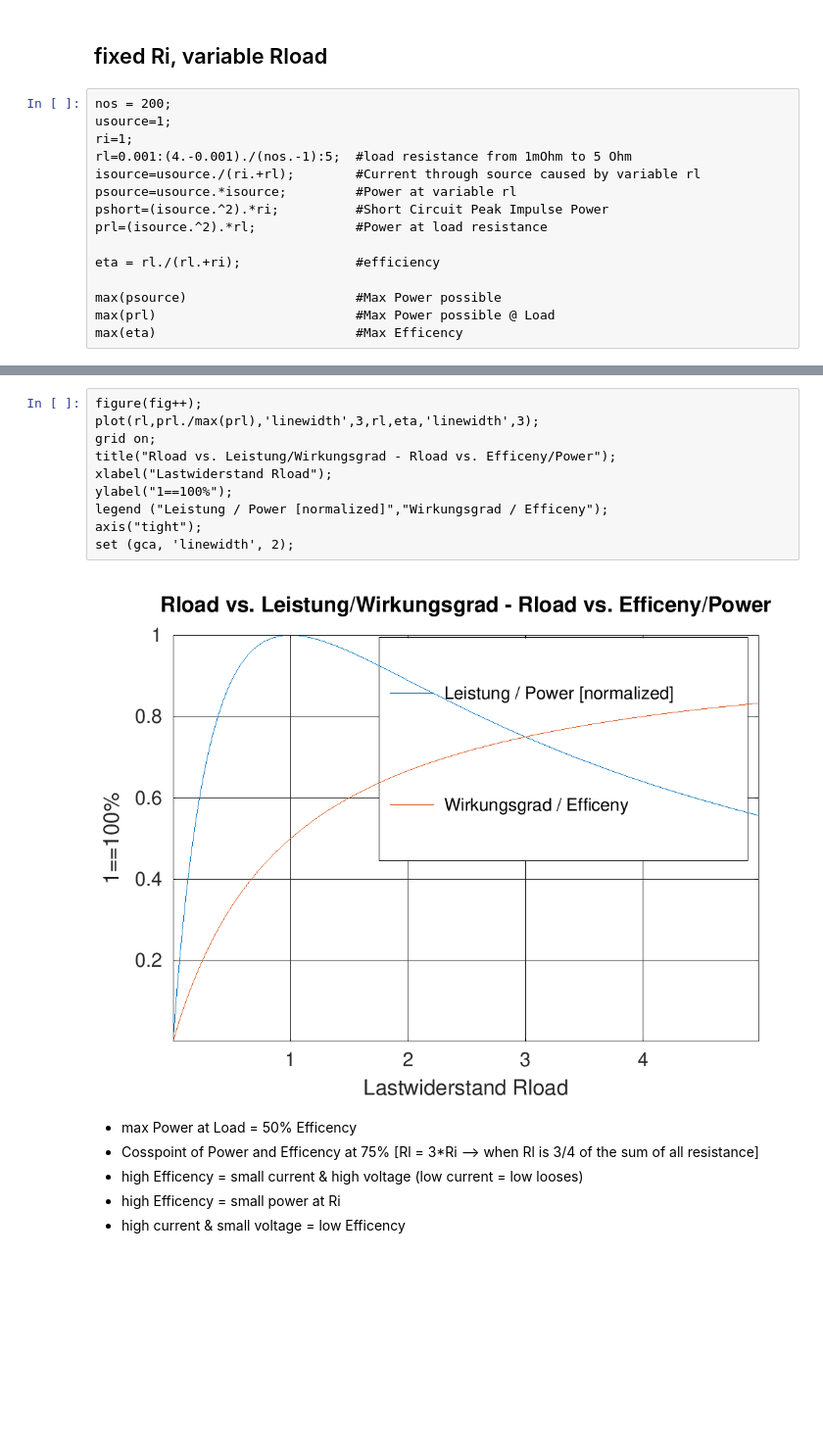
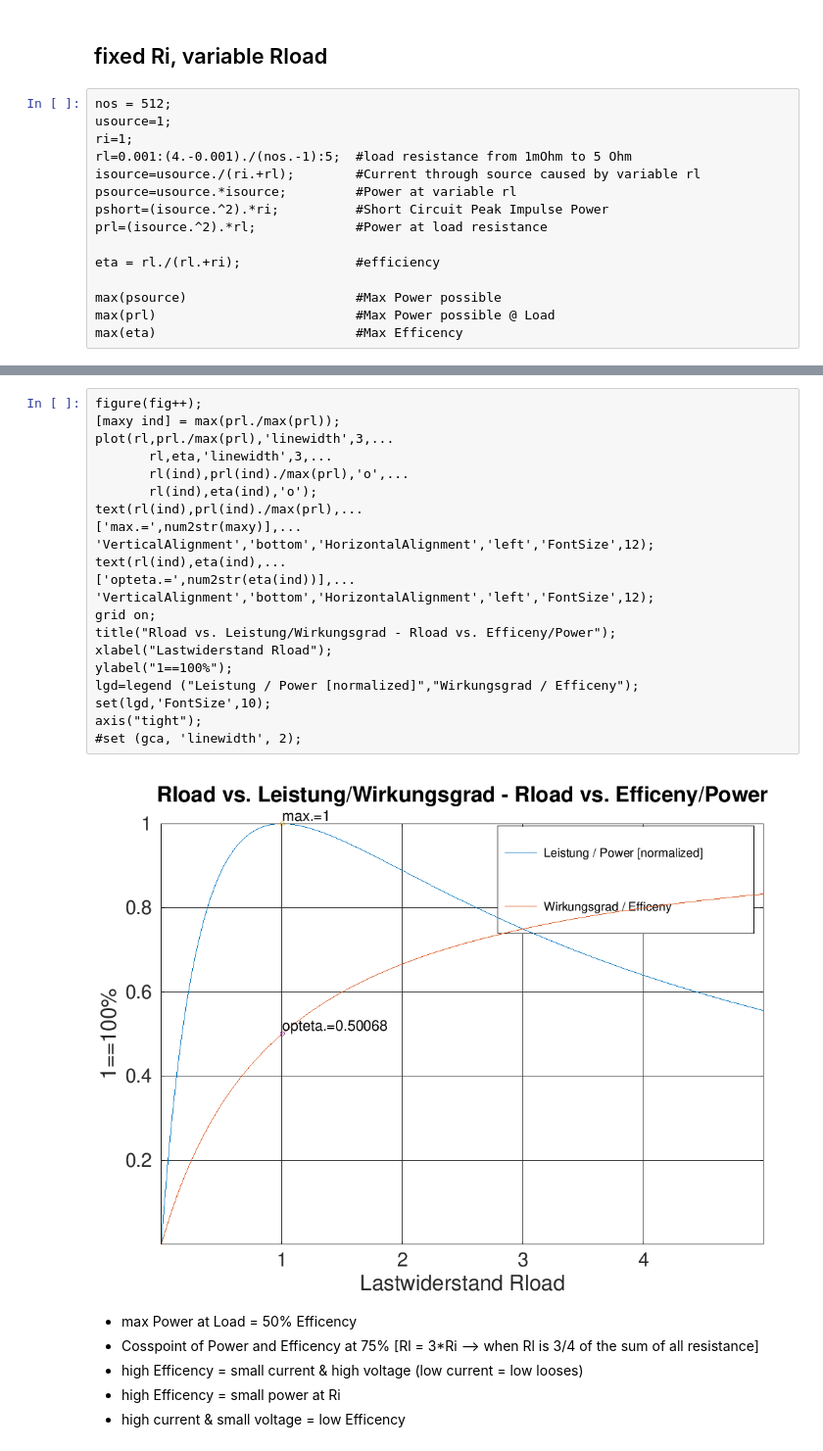
Before and after one commit to schnedann/Jupyter_Notebooks, a Jupyter notebook: octave/Electronic/Leistungsanpassung.ipynb, the cells around one changed output, grey strips where cells are left out. Shown: that part at 98% size. Cells and saved outputs as stored; diff of their text form; blank space fills up the shorter version.

```diff
--- a/octave/Electronic/Leistungsanpassung.ipynb
+++ b/octave/Electronic/Leistungsanpassung.ipynb
@@ -16,7 +16,7 @@ graphics_toolkit ("gnuplot");
 # %% [markdown]
 ## fixed Ri, variable Rload
 # %%
-nos = 200;
+nos = 512;
 usource=1;
 ri=1;
 rl=0.001:(4.-0.001)./(nos.-1):5;  #load resistance from 1mOhm to 5 Ohm
@@ -37,15 +37,26 @@ ans = 0.8329
 # %%
 figure(fig++);
-plot(rl,prl./max(prl),'linewidth',3,rl,eta,'linewidth',3);
+[maxy ind] = max(prl./max(prl));
+plot(rl,prl./max(prl),'linewidth',3,...
+       rl,eta,'linewidth',3,...
+       rl(ind),prl(ind)./max(prl),'o',...
+       rl(ind),eta(ind),'o');
+text(rl(ind),prl(ind)./max(prl),...
+['max.=',num2str(maxy)],...
+'VerticalAlignment','bottom','HorizontalAlignment','left','FontSize',12);
+text(rl(ind),eta(ind),...
+['opteta.=',num2str(eta(ind))],...
+'VerticalAlignment','bottom','HorizontalAlignment','left','FontSize',12);
 grid on;
 title("Rload vs. Leistung/Wirkungsgrad - Rload vs. Efficeny/Power");
 xlabel("Lastwiderstand Rload");
 ylabel("1==100%");
-legend ("Leistung / Power [normalized]","Wirkungsgrad / Efficeny");
+lgd=legend ("Leistung / Power [normalized]","Wirkungsgrad / Efficeny");
+set(lgd,'FontSize',10);
 axis("tight");
-set (gca, 'linewidth', 2);
+#set (gca, 'linewidth', 2);
 # %% [output]
-[figure, old version]
+[figure, new version]
 # %% [markdown]
 * max Power at Load = 50% Efficency
 * Cosspoint of Power and Efficency at 75% [Rl = 3*Ri --> when Rl is 3/4 of the sum of all resistance]
```
Also changed, not shown: parts of 6 cells of this notebook, 1 other file.
